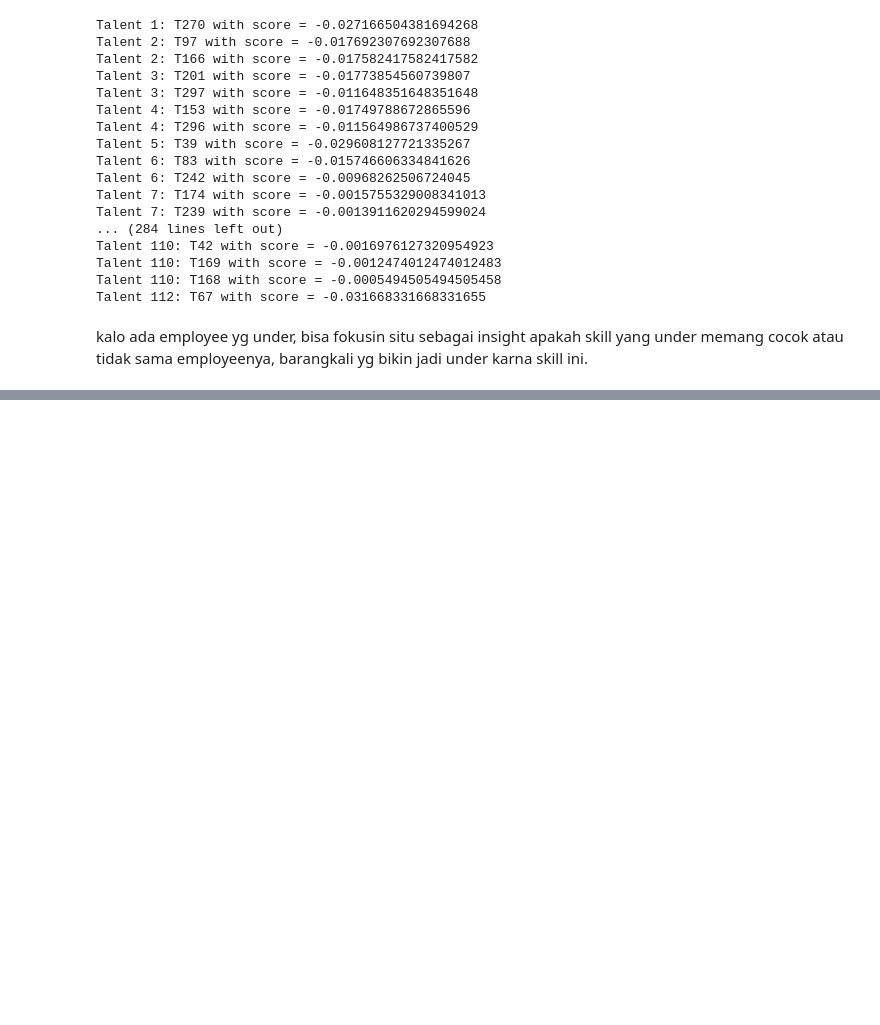
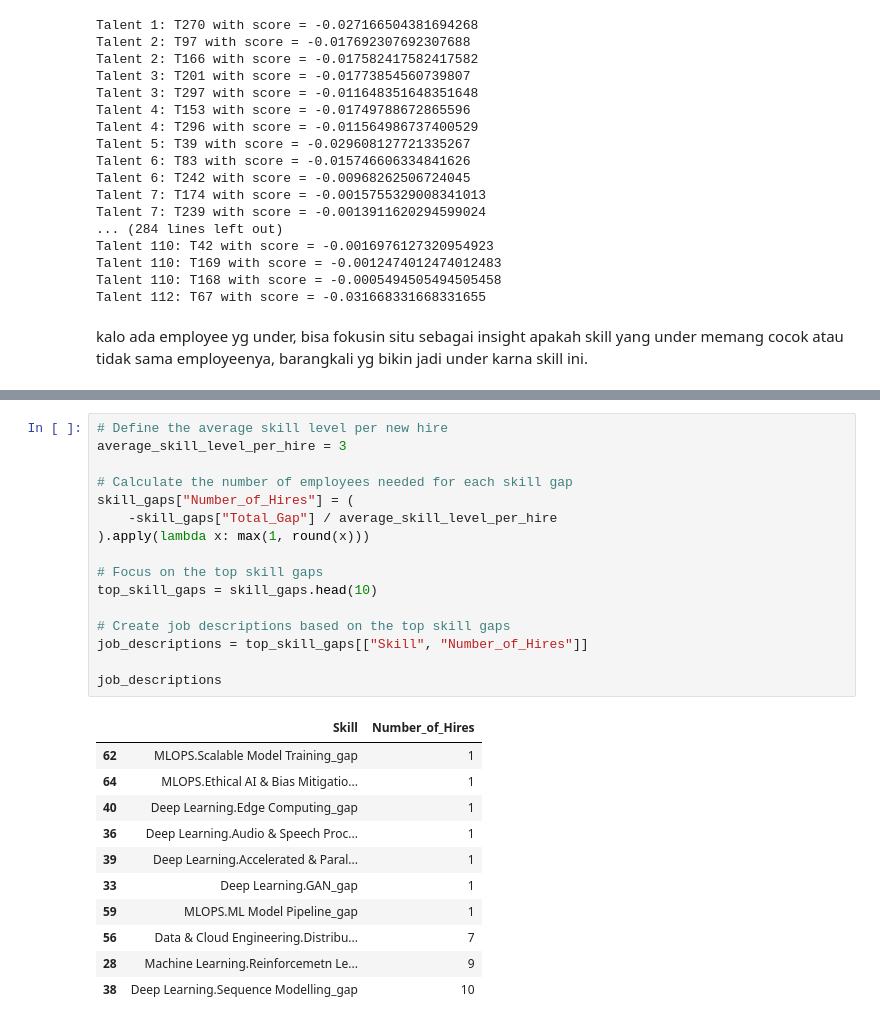
Before and after one commit to TK-Bunga-Matahari/shinchan, a Jupyter notebook: project1_task-management/solution/competency_assesment/manpower_planning.ipynb, the cells around one changed output, grey strips where cells are left out. Drawn from its saved outputs; the diff is of its cells as text; blank space fills up the shorter version.

Commit message:
add: till number of hires

```diff
--- a/project1_task-management/solution/competency_assesment/manpower_planning.ipynb
+++ b/project1_task-management/solution/competency_assesment/manpower_planning.ipynb
@@ -762,0 +858,28 @@ kalo ada employee yg under, bisa fokusin situ sebagai insight apakah skill yang
+# %%
+# Define the average skill level per new hire
+average_skill_level_per_hire = 3
+
+# Calculate the number of employees needed for each skill gap
+skill_gaps["Number_of_Hires"] = (
+    -skill_gaps["Total_Gap"] / average_skill_level_per_hire
+).apply(lambda x: max(1, round(x)))
+
+# Focus on the top skill gaps
+top_skill_gaps = skill_gaps.head(10)
+
+# Create job descriptions based on the top skill gaps
+job_descriptions = top_skill_gaps[["Skill", "Number_of_Hires"]]
+
+job_descriptions
+# %% [output]
+|  | Skill | Number_of_Hires |
+| 62 | MLOPS.Scalable Model Training_gap | 1 |
+| 64 | MLOPS.Ethical AI & Bias Mitigatio... | 1 |
+| 40 | Deep Learning.Edge Computing_gap | 1 |
+| 36 | Deep Learning.Audio & Speech Proc... | 1 |
+| 39 | Deep Learning.Accelerated & Paral... | 1 |
+| 33 | Deep Learning.GAN_gap | 1 |
+| 59 | MLOPS.ML Model Pipeline_gap | 1 |
+| 56 | Data & Cloud Engineering.Distribu... | 7 |
+| 28 | Machine Learning.Reinforcemetn Le... | 9 |
+| 38 | Deep Learning.Sequence Modelling_gap | 10 |
```
Also changed, not shown: parts of 10 cells of this notebook, 2 other files.
